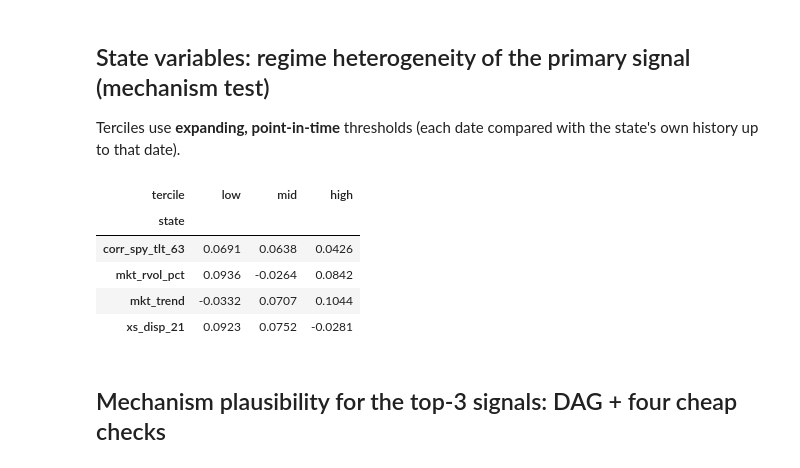
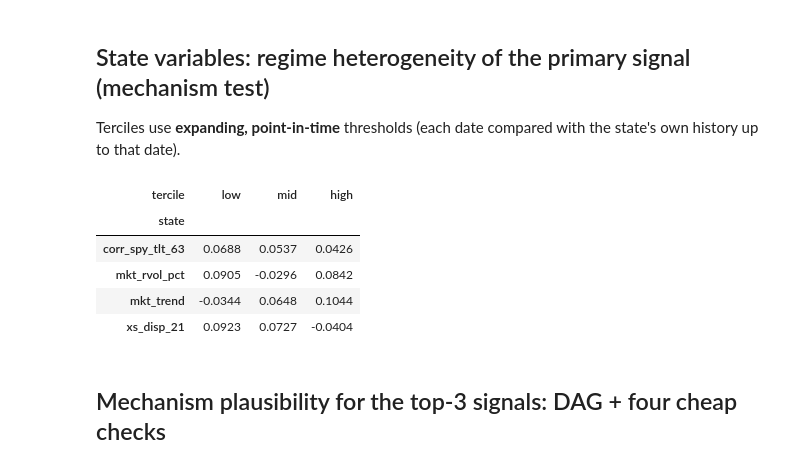
Before and after one commit to StanHsu0348/ml4t-midterm-etf-momentum, a Jupyter notebook: notebooks/03_labels_features_triage.ipynb, the cells around one changed output. Cells and saved outputs as stored; diff of their text form; code cells hidden in the pictures.

```diff
--- a/notebooks/03_labels_features_triage.ipynb
+++ b/notebooks/03_labels_features_triage.ipynb
@@ -20,6 +20,7 @@ from etfmom.data import load_panel, per_leg_cost_bps, universe, wide, month_end_
 from etfmom.features import REGISTRY, SIGNALS, STATES, build_panel, compute_raw_features
 from etfmom.ledger import log_run
 from etfmom.metrics import benjamini_hochberg, daily_ic, effective_n, ic_summary, nw_mean
+from etfmom.models import selection_rows
 
 plt.style.use("seaborn-v0_8-whitegrid")
 S = setup()
@@ -28,6 +29,8 @@ panel = build_panel(df)
 panel.to_parquet(ART / "panel_dev.parquet")
 LABEL = "fwd_open_ret_21d"
 d0, d1 = S["evaluation"]["discovery_period"]
-disc = panel.loc[d0:d1]
-print(panel.shape, "| discovery rows:", len(disc))
+dates = panel.index.get_level_values("date").unique()
+first_val = f"{S['evaluation']['validation_folds'][0]}-01-01"
+disc = selection_rows(panel, d0, first_val, dates)       # purged at its end: no label reaches into 2015
+print(panel.shape, "| discovery rows:", len(disc), "| last discovery date:", disc.index.get_level_values("date").max().date())
 # %% [output]
@@ -114,7 +116,7 @@ clusters: 15 | duplicates: {'volscaled_mom_252_21': 'mom_252_21', 'max_ret_21':
 # %%
 cost = per_leg_cost_bps(df)
 me = month_end_sessions(pd.DatetimeIndex(dates))
-me_disc = me[(me >= d0) & (me <= d1)]
+me_disc = me[(me >= d0) & (me <= disc.index.get_level_values("date").max())]
 rt_cost = 2 * float(np.nanmedian(cost.reindex(me_disc).values))       # round-trip, fraction
 yr_blocks = sorted(set(disc.index.get_level_values("date").year))
 
@@ -177,7 +179,7 @@ tri = tri.join(dec)
 tri.round(4).to_csv(TAB / "03_triage.csv")
 for feat, r in tri.iterrows():
     log_run("feature_triage", feat, "discovery", {"label": LABEL, "expected_sign": int(r.expected_sign)},
-            f"{d0}..{d1}", {k: float(r[k]) for k in ["ic_mean", "ic_lo", "ic_hi", "p_nw", "same_sign_years", "quintile_monotonicity", "q5_q1_spread_month", "cost_month"]},
+            f"{d0}..{disc.index.get_level_values('date').max().date()}", {k: float(r[k]) for k in ["ic_mean", "ic_lo", "ic_hi", "p_nw", "same_sign_years", "quintile_monotonicity", "q5_q1_spread_month", "cost_month"]},
             r.decision, r.reason)
 log_run("feature_triage", "correlation_dedupe", "discovery", {"threshold_abs_rho": 0.8, "linkage": "average"}, f"{d0}..{d1}",
         {"n_clusters": int(cl.nunique())}, "applied", "")
@@ -209,31 +211,31 @@ the state's own history up to that date).
 # %%
 def pit_tercile(x: pd.Series) -> pd.Series:
     s = x.groupby(level="date").first()
     lo = s.expanding(252).quantile(1 / 3); hi = s.expanding(252).quantile(2 / 3)
     t = pd.Series(np.where(s <= lo, 0, np.where(s <= hi, 1, 2)), index=s.index).where(lo.notna())
     return t
 
-ic_mom = daily_ic(panel.loc[:"2014-12-31"], "mom_252_21", LABEL)
+ic_mom = daily_ic(disc, "mom_252_21", LABEL)   # discovery window only (2008 .. purged end of 2014)
 state_rows = []
 for st in [c for c in STATES if c != "asset_rvol_pct"]:
     terc = pit_tercile(panel[st]).reindex(ic_mom.index)
     for k in (0, 1, 2):
         x = ic_mom[terc == k]
         s = nw_mean(x)
         state_rows.append({"state": st, "tercile": ["low", "mid", "high"][k], "ic_mean": s["mean"], "ic_lo": s["lo"], "ic_hi": s["hi"], "days": s["T"]})
 st_tab = pd.DataFrame(state_rows)
 st_tab.round(4).to_csv(TAB / "03_state_heterogeneity.csv", index=False)
 for st in st_tab.state.unique():
-    log_run("feature_triage", st, "discovery_state_tercile", {"signal": "mom_252_21"}, f"2008..{d1}",
+    log_run("feature_triage", st, "discovery_state_tercile", {"signal": "mom_252_21"}, f"{d0}..{disc.index.get_level_values('date').max().date()}",
             {r.tercile: float(r.ic_mean) for r in st_tab[st_tab.state == st].itertuples()}, "keep_as_state", "regime heterogeneity")
 st_tab.pivot(index="state", columns="tercile", values="ic_mean")[["low", "mid", "high"]].round(4)
 # %% [output]
 | tercile | low | mid | high |
 | state |  |  |  |
-| corr_spy_tlt_63 | 0.0691 | 0.0638 | 0.0426 |
-| mkt_rvol_pct | 0.0936 | -0.0264 | 0.0842 |
-| mkt_trend | -0.0332 | 0.0707 | 0.1044 |
-| xs_disp_21 | 0.0923 | 0.0752 | -0.0281 |
+| corr_spy_tlt_63 | 0.0688 | 0.0537 | 0.0426 |
+| mkt_rvol_pct | 0.0905 | -0.0296 | 0.0842 |
+| mkt_trend | -0.0344 | 0.0648 | 0.1044 |
+| xs_disp_21 | 0.0923 | 0.0727 | -0.0404 |
 # %% [markdown]
 ## Mechanism plausibility for the top-3 signals: DAG + four cheap checks
 # %%
```
Also changed, not shown: parts of 4 cells of this notebook, 35 other files.
